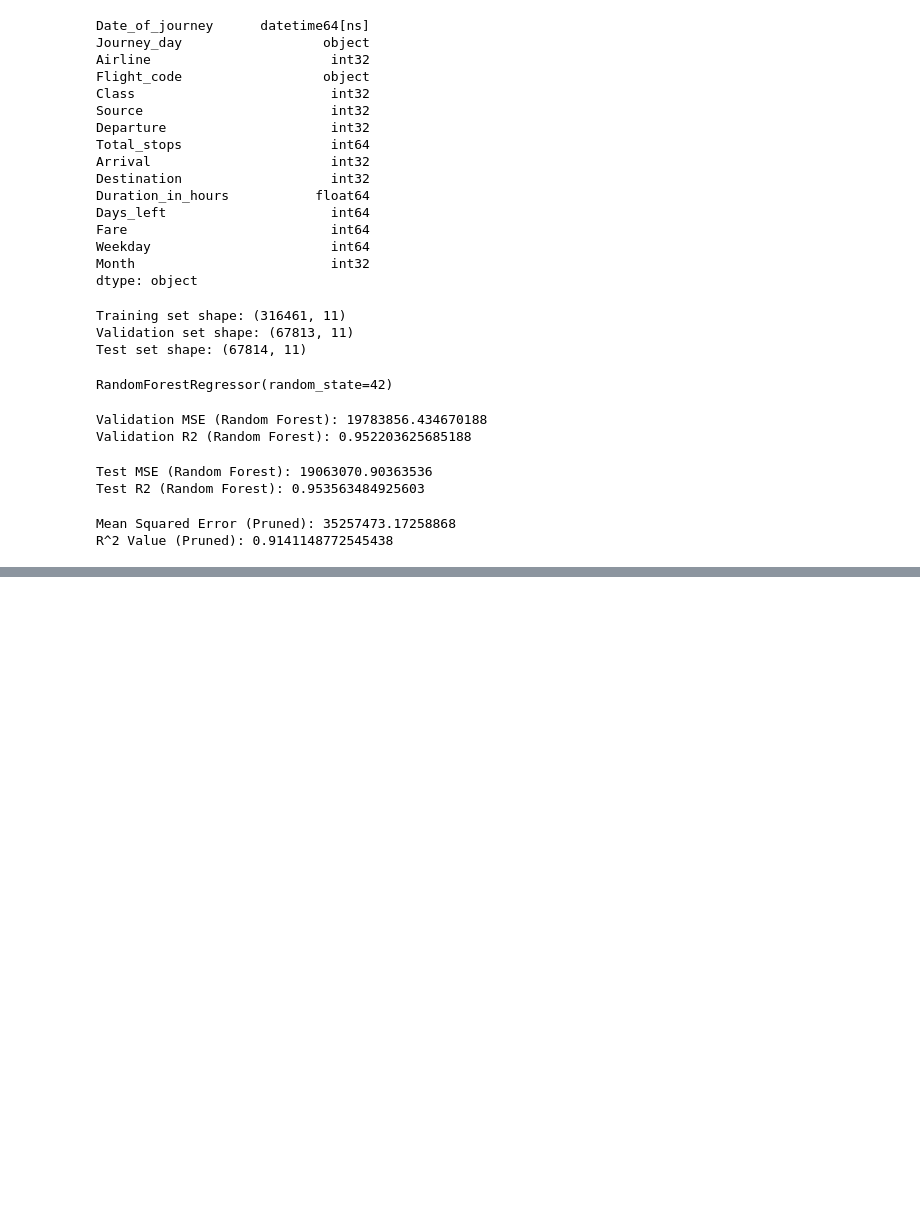
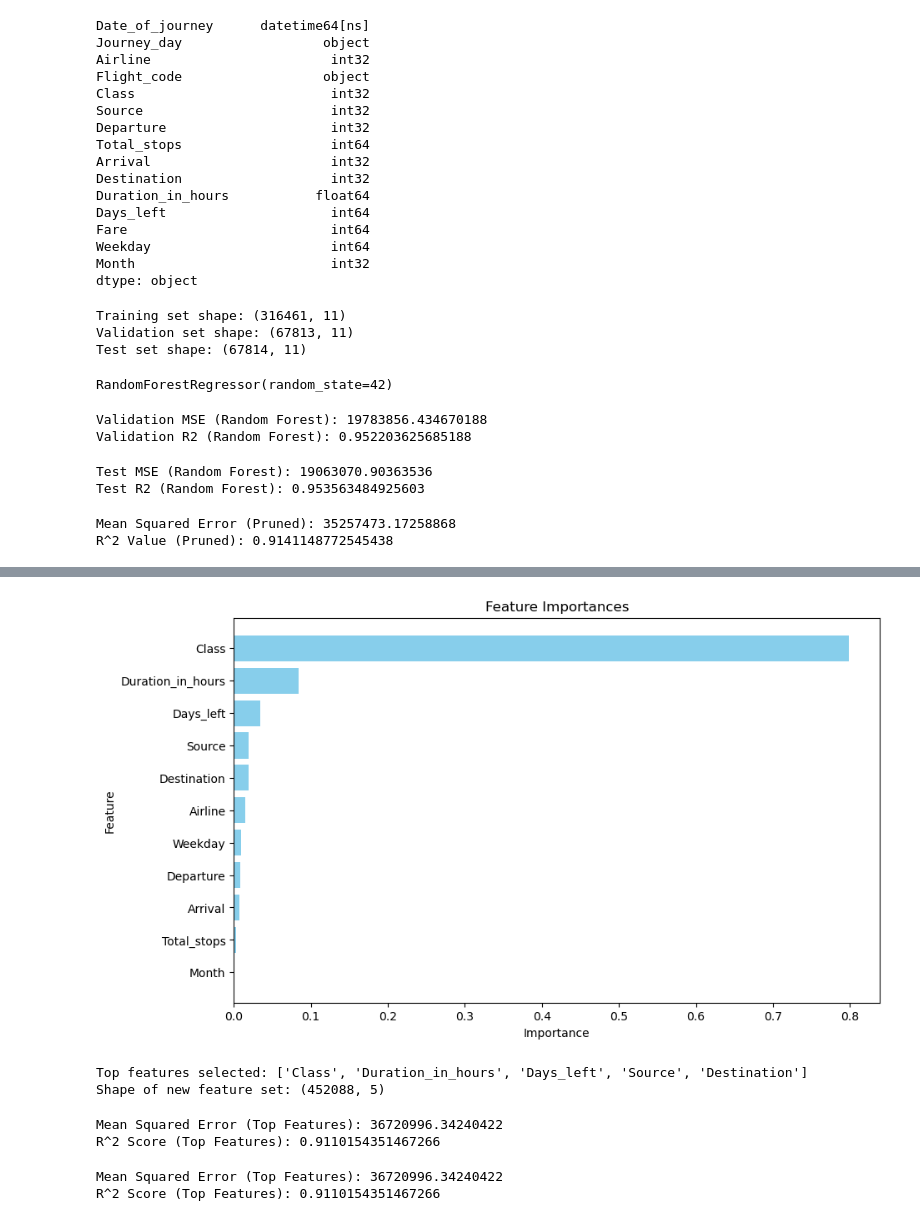
Before and after one commit to Data-Detectives-Loyalist/Airline-Price-Prediction, a Jupyter notebook: notebooks/random forest regressor pruning_regularization.ipynb, the cells around one changed output, grey strips where cells are left out. Saved outputs shown, nothing was run; the diff lists cells and outputs as text; code cells hidden in the pictures; blank space fills up the shorter version.

```diff
--- a/notebooks/random forest regressor pruning_regularization.ipynb
+++ b/notebooks/random forest regressor pruning_regularization.ipynb
@@ -210,0 +213,9 @@ R^2 Value (Pruned): 0.9141148772545438
+# %%
+# Get feature importances
+feature_importances = rf_model.feature_importances_
+
+# Create a DataFrame for feature importances
+feature_importances_df = pd.DataFrame({'Feature': X.columns, 'Importance': feature_importances})
+feature_importances_df = feature_importances_df.sort_values(by='Importance', ascending=False)
+
+print(feature_importances_df)
@@ -210,0 +235,64 @@ R^2 Value (Pruned): 0.9141148772545438
+# %%
+# Plot feature importances
+plt.figure(figsize=(10, 6))
+plt.barh(feature_importances_df['Feature'], feature_importances_df['Importance'], color='skyblue')
+plt.xlabel('Importance')
+plt.ylabel('Feature')
+plt.title('Feature Importances')
+plt.gca().invert_yaxis()
+plt.show()
+# %% [output]
+[figure, added]
+# %%
+# Select the top features based on feature importance
+# Let's select the top 5 features for this example
+num_top_features = 5
+top_features = feature_importances_df['Feature'].head(num_top_features).tolist()
+
+# Create a new dataset with only the top features
+X_top_features = X[top_features]
+
+# Split the data into training and testing sets
+X_train_top, X_test_top, y_train_top, y_test_top = train_test_split(X_top_features, y, test_size=0.2, random_state=42)
+
+print('Top features selected:', top_features)
+print('Shape of new feature set:', X_top_features.shape)
+# %% [output]
+Top features selected: ['Class', 'Duration_in_hours', 'Days_left', 'Source', 'Destination']
+Shape of new feature set: (452088, 5)
+# %%
+# Import necessary libraries for model evaluation
+from sklearn.metrics import mean_squared_error, r2_score
+
+# Train a new Decision Tree Regressor using the selected features
+model_top_features = RandomForestRegressor(n_estimators=100, random_state=42)
+model_top_features.fit(X_train_top, y_train_top)
+
+# Make predictions
+y_pred_top = model_top_features.predict(X_test_top)
+
+# Evaluate the model
+mse_top = mean_squared_error(y_test_top, y_pred_top)
+r2_top = r2_score(y_test_top, y_pred_top)
+
+print('Mean Squared Error (Top Features):', mse_top)
+print('R^2 Score (Top Features):', r2_top)
+# %% [output]
+Mean Squared Error (Top Features): 36720996.34240422
+R^2 Score (Top Features): 0.9110154351467266
+# %%
+# Train a new Decision Tree Regressor using the selected features
+rf_model.fit(X_train_top, y_train_top)
+
+# Make predictions
+y_pred_top = rf_model.predict(X_test_top)
+
+# Evaluate the model
+mse_top = mean_squared_error(y_test_top, y_pred_top)
+r2_top = r2_score(y_test_top, y_pred_top)
+
+print('Mean Squared Error (Top Features):', mse_top)
+print('R^2 Score (Top Features):', r2_top)
+# %% [output]
+Mean Squared Error (Top Features): 36720996.34240422
+R^2 Score (Top Features): 0.9110154351467266
```
Also changed, not shown: parts of 2 cells of this notebook, 2 other files.
